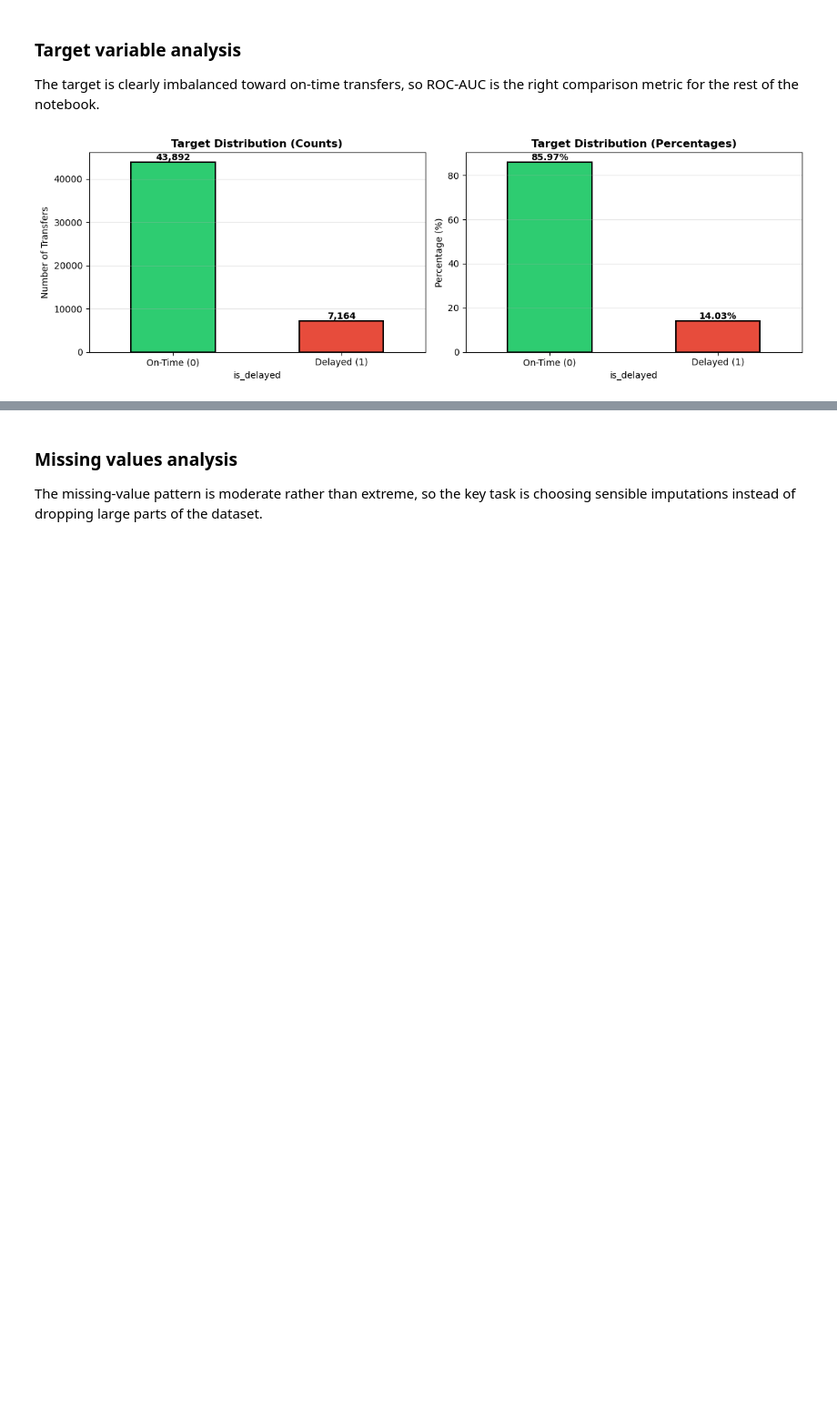
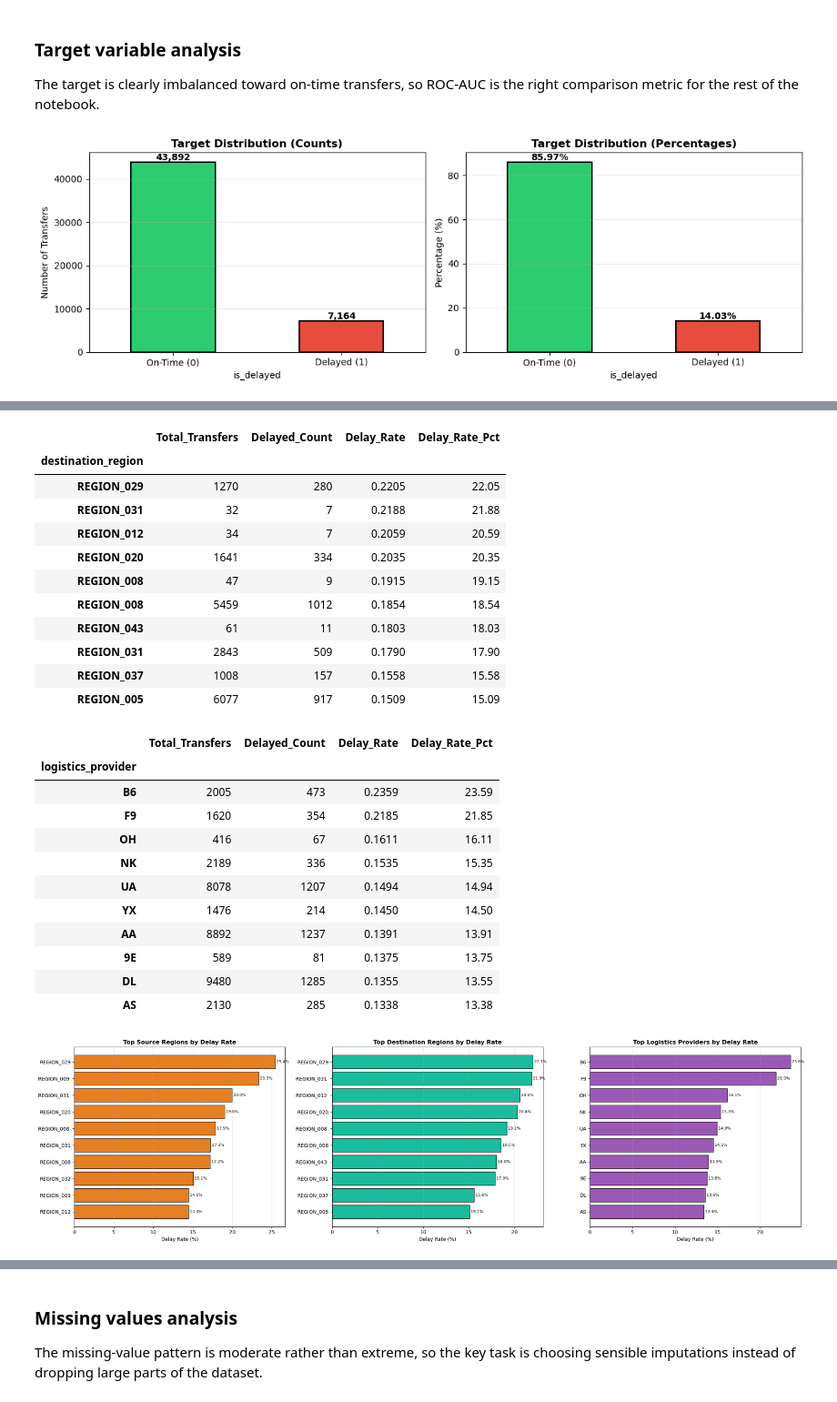
Before and after one commit to InbarKedem/final-project-intro-to-ml, a Jupyter notebook: task.ipynb, the cells around one changed output, grey strips where cells are left out. Shown at 91% size. Cells and saved outputs as stored; diff of their text form; code cells hidden in the pictures; blank space fills up the shorter version.

```diff
--- a/task.ipynb
+++ b/task.ipynb
@@ -147,0 +313,29 @@ Missing data can affect the model, but in this dataset the pattern is moderate r
+# %%
+# Geography and provider delay rates
+source_region_delay = delay_rate_table(train_df, 'source_region', min_count=25)
+destination_region_delay = delay_rate_table(train_df, 'destination_region', min_count=25)
+provider_delay = delay_rate_table(train_df, 'logistics_provider', min_count=25)
+
+# Display compact tables so the ranking is explicit even before the chart is read.
+display(source_region_delay.head(10))
+display(destination_region_delay.head(10))
+display(provider_delay.head(10))
+
+fig, axes = plt.subplots(1, 3, figsize=(22, 6))
+
+for ax, summary, title, color in [
+    (axes[0], source_region_delay.head(10), 'Top Source Regions by Delay Rate', '#e67e22'),
+    (axes[1], destination_region_delay.head(10), 'Top Destination Regions by Delay Rate', '#1abc9c'),
+    (axes[2], provider_delay.head(10), 'Top Logistics Providers by Delay Rate', '#9b59b6')
+]:
+    plot_summary = summary.sort_values('Delay_Rate_Pct', ascending=True)
+    ax.barh(plot_summary.index.astype(str), plot_summary['Delay_Rate_Pct'], color=color, edgecolor='black', linewidth=0.9)
+    ax.set_title(title, fontsize=12, fontweight='bold')
+    ax.set_xlabel('Delay Rate (%)')
+    ax.grid(axis='x', alpha=0.3)
+    for y_pos, value in enumerate(plot_summary['Delay_Rate_Pct']):
+        ax.text(value, y_pos, f' {value:.1f}%', va='center', fontsize=8)
+
+plt.tight_layout()
+plt.show()
+# %% [output]
@@ -147,0 +354,25 @@ Missing data can affect the model, but in this dataset the pattern is moderate r
+|  | Total_Transfers | Delayed_Count | Delay_Rate | Delay_Rate_Pct |
+| destination_region |  |  |  |  |
+| REGION_029 | 1270 | 280 | 0.2205 | 22.05 |
+| REGION_031 | 32 | 7 | 0.2188 | 21.88 |
+| REGION_012 | 34 | 7 | 0.2059 | 20.59 |
+| REGION_020 | 1641 | 334 | 0.2035 | 20.35 |
+| REGION_008 | 47 | 9 | 0.1915 | 19.15 |
+| REGION_008 | 5459 | 1012 | 0.1854 | 18.54 |
+| REGION_043 | 61 | 11 | 0.1803 | 18.03 |
+| REGION_031 | 2843 | 509 | 0.1790 | 17.90 |
+| REGION_037 | 1008 | 157 | 0.1558 | 15.58 |
+| REGION_005 | 6077 | 917 | 0.1509 | 15.09 |
+|  | Total_Transfers | Delayed_Count | Delay_Rate | Delay_Rate_Pct |
+| logistics_provider |  |  |  |  |
+| B6 | 2005 | 473 | 0.2359 | 23.59 |
+| F9 | 1620 | 354 | 0.2185 | 21.85 |
+| OH | 416 | 67 | 0.1611 | 16.11 |
+| NK | 2189 | 336 | 0.1535 | 15.35 |
+| UA | 8078 | 1207 | 0.1494 | 14.94 |
+| YX | 1476 | 214 | 0.1450 | 14.50 |
+| AA | 8892 | 1237 | 0.1391 | 13.91 |
+| 9E | 589 | 81 | 0.1375 | 13.75 |
+| DL | 9480 | 1285 | 0.1355 | 13.55 |
+| AS | 2130 | 285 | 0.1338 | 13.38 |
+[figure, added]
```
Also changed, not shown: parts of 71 cells of this notebook.
